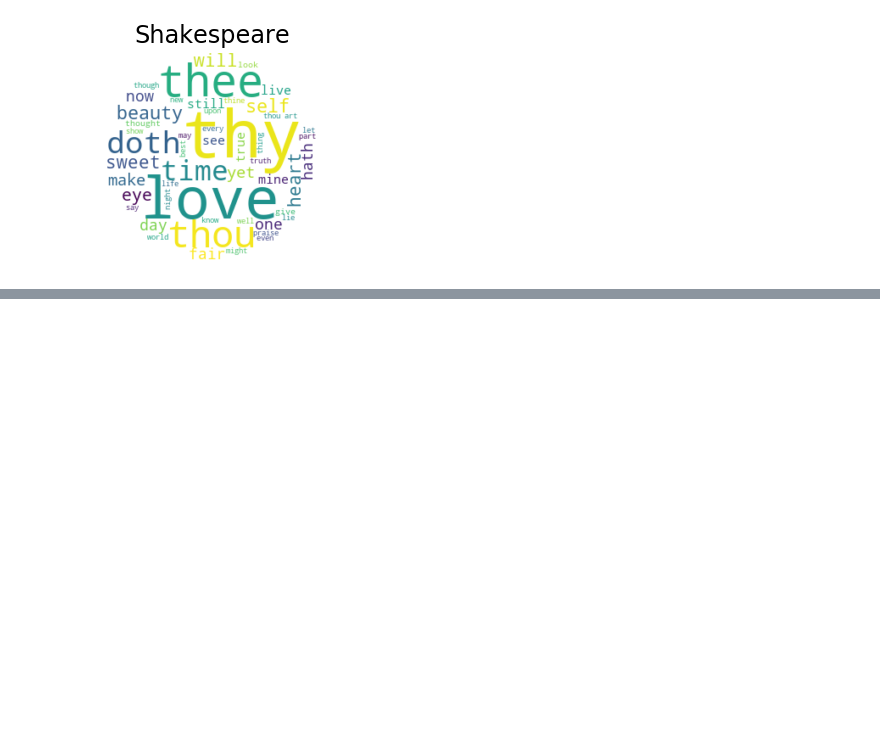
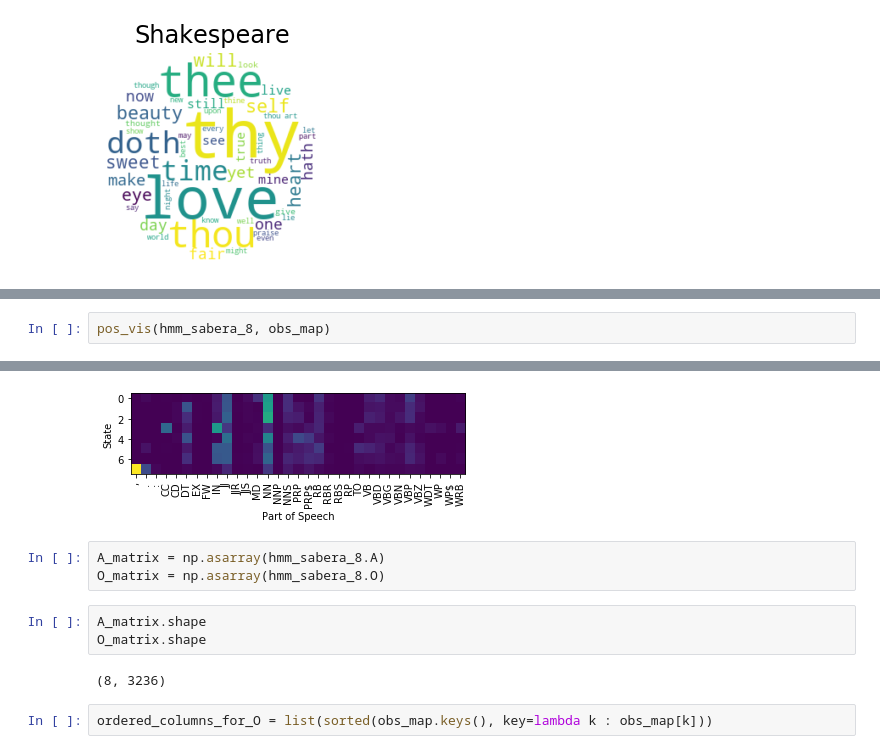
Before and after one commit to SaberaTalukder/sha-ber-anum_sonets, a Jupyter notebook: Project_HMM_sabera.ipynb, the cells around one changed output, grey strips where cells are left out. Saved outputs shown, nothing was run; the diff lists cells and outputs as text; blank space fills up the shorter version.

```diff
--- a/Project_HMM_sabera.ipynb
+++ b/Project_HMM_sabera.ipynb
@@ -110,0 +124,3 @@ wordclouds_8 = states_to_wordclouds(hmm_sabera_8, obs_map)
+# %%
+pos_vis(hmm_sabera_8, obs_map)
+# %% [output]
@@ -110,0 +131,11 @@ wordclouds_8 = states_to_wordclouds(hmm_sabera_8, obs_map)
+[figure, added]
+# %%
+A_matrix = np.asarray(hmm_sabera_8.A)
+O_matrix = np.asarray(hmm_sabera_8.O)
+# %%
+A_matrix.shape
+O_matrix.shape
+# %% [output]
+(8, 3236)
+# %%
+ordered_columns_for_O = list(sorted(obs_map.keys(), key=lambda k : obs_map[k]))
```
Also changed, not shown: parts of 13 cells of this notebook.
